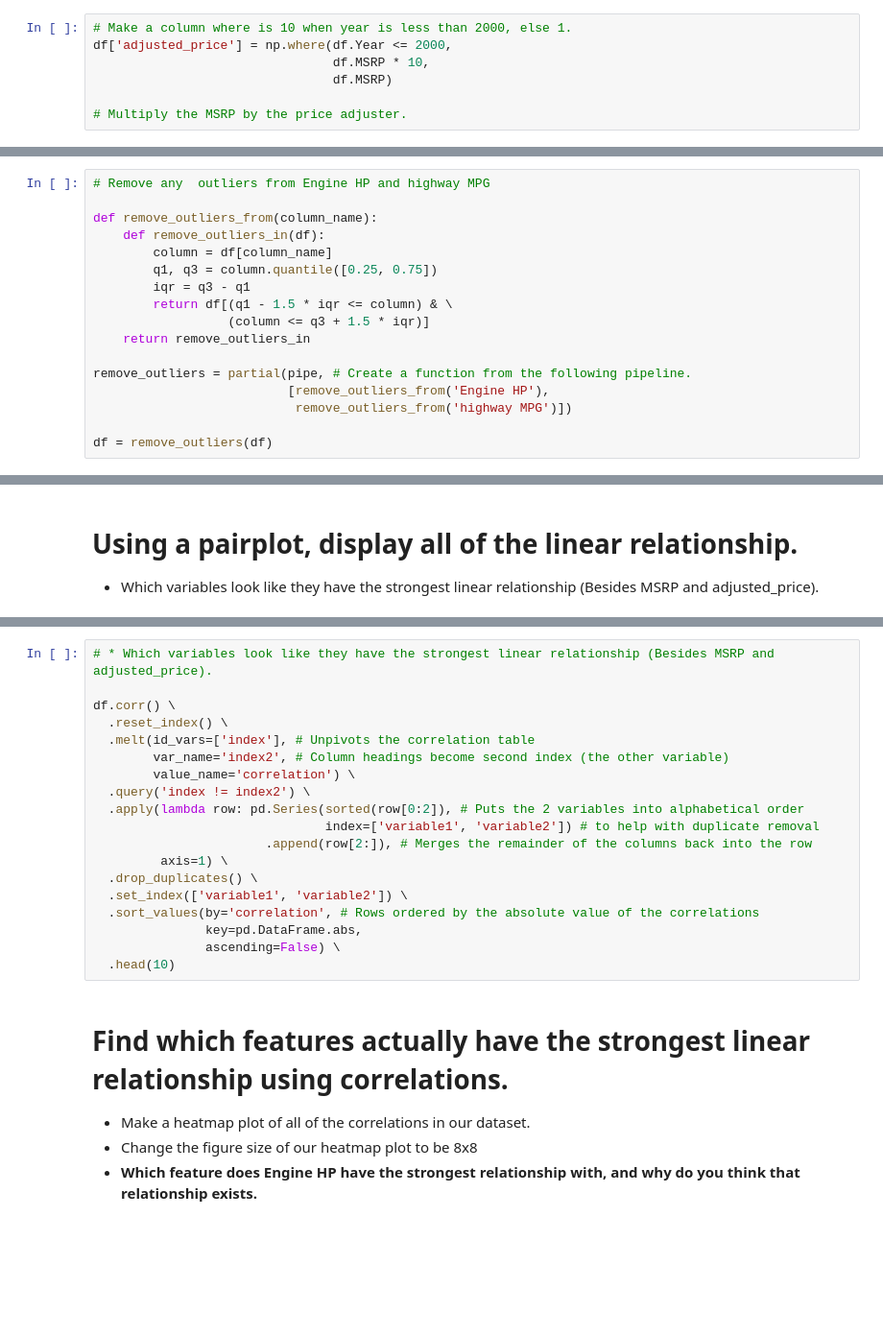
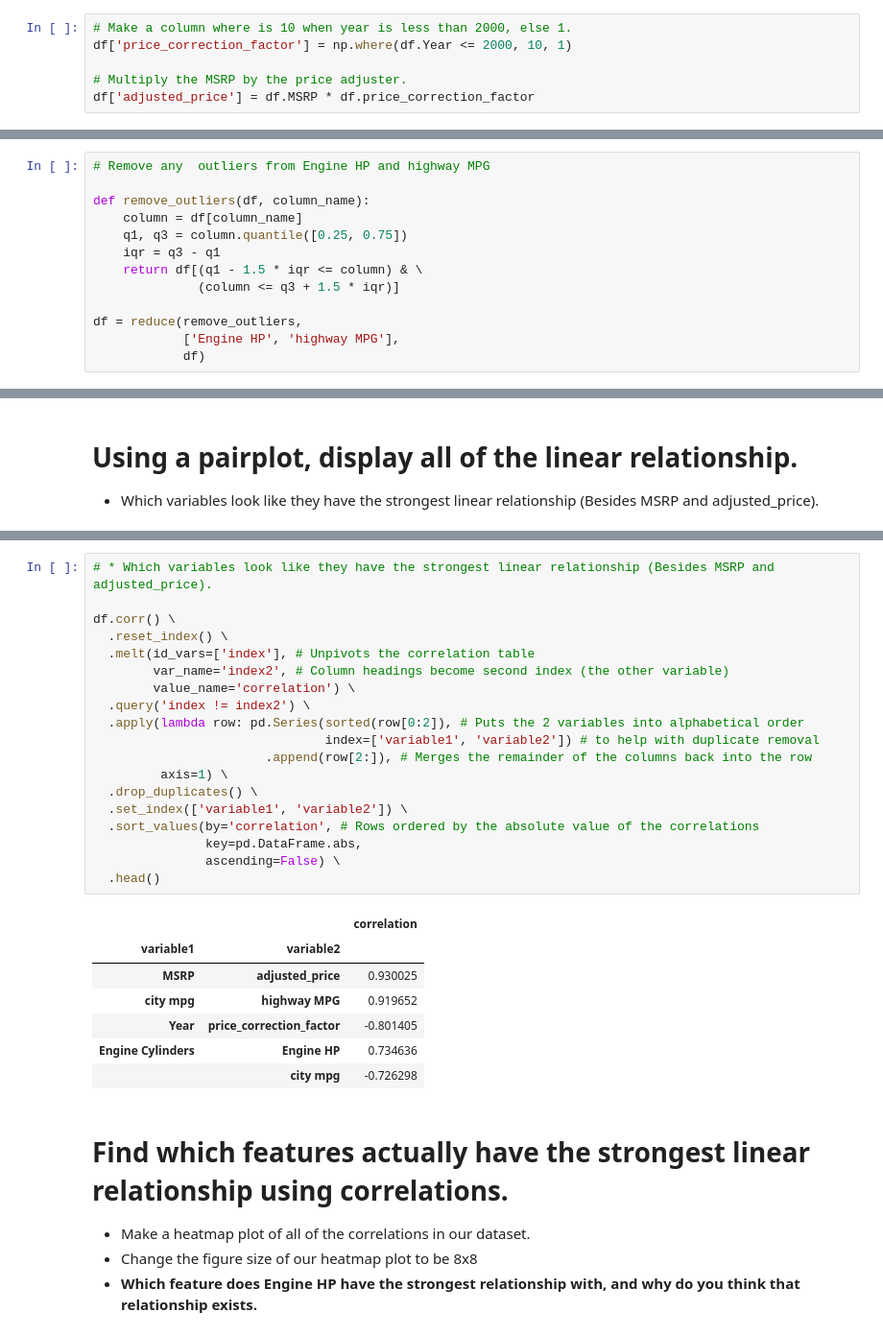
Before and after one commit to LiKenun/2021-fall-data-science, a Jupyter notebook: Week-02-EDA/Exercise-EDA.ipynb, the cells around one changed output, grey strips where cells are left out. Shown at 96% size. Drawn from its saved outputs; the diff is of its cells as text; blank space fills up the shorter version.

```diff
--- a/Week-02-EDA/Exercise-EDA.ipynb
+++ b/Week-02-EDA/Exercise-EDA.ipynb
@@ -107,11 +130,10 @@ Make a new column that is called `adjusted_price`, that contains all prices, how
    * Hint; you might need to use our old friend `np.where`
 # %%
 # Make a column where is 10 when year is less than 2000, else 1.
-df['adjusted_price'] = np.where(df.Year <= 2000,
-                                df.MSRP * 10,
-                                df.MSRP)
+df['price_correction_factor'] = np.where(df.Year <= 2000, 10, 1)
 
 # Multiply the MSRP by the price adjuster.
+df['adjusted_price'] = df.MSRP * df.price_correction_factor
 # %% [markdown]
 # Replot the new adjusted price.
 * Make the y-axis start at 0 and go up to 100,000
@@ -211,20 +267,16 @@ sns.boxplot(data=df,
 # %%
 # Remove any  outliers from Engine HP and highway MPG
 
-def remove_outliers_from(column_name):
-    def remove_outliers_in(df):
-        column = df[column_name]
-        q1, q3 = column.quantile([0.25, 0.75])
-        iqr = q3 - q1
-        return df[(q1 - 1.5 * iqr <= column) & \
-                  (column <= q3 + 1.5 * iqr)]
-    return remove_outliers_in
+def remove_outliers(df, column_name):
+    column = df[column_name]
+    q1, q3 = column.quantile([0.25, 0.75])
+    iqr = q3 - q1
+    return df[(q1 - 1.5 * iqr <= column) & \
+              (column <= q3 + 1.5 * iqr)]
 
-remove_outliers = partial(pipe, # Create a function from the following pipeline.
-                          [remove_outliers_from('Engine HP'),
-                           remove_outliers_from('highway MPG')])
-
-df = remove_outliers(df)
+df = reduce(remove_outliers,
+            ['Engine HP', 'highway MPG'],
+            df)
 # %% [markdown]
 # Remake the boxplots for both Engine HP and highway MPG
 # %%
@@ -260,22 +325,30 @@ sns.pairplot(df);
 # %%
 # * Which variables look like they have the strongest linear relationship (Besides MSRP and adjusted_price).
 
 df.corr() \
   .reset_index() \
   .melt(id_vars=['index'], # Unpivots the correlation table
         var_name='index2', # Column headings become second index (the other variable)
         value_name='correlation') \
   .query('index != index2') \
   .apply(lambda row: pd.Series(sorted(row[0:2]), # Puts the 2 variables into alphabetical order
                                index=['variable1', 'variable2']) # to help with duplicate removal
                        .append(row[2:]), # Merges the remainder of the columns back into the row
          axis=1) \
   .drop_duplicates() \
   .set_index(['variable1', 'variable2']) \
   .sort_values(by='correlation', # Rows ordered by the absolute value of the correlations
                key=pd.DataFrame.abs,
                ascending=False) \
-  .head(10)
+  .head()
+# %% [output]
+|  |  | correlation |
+| variable1 | variable2 |  |
+| MSRP | adjusted_price | 0.930025 |
+| city mpg | highway MPG | 0.919652 |
+| Year | price_correction_factor | -0.801405 |
+| Engine Cylinders | Engine HP | 0.734636 |
+|  | city mpg | -0.726298 |
 # %% [markdown]
 # Find which features actually have the strongest linear relationship using correlations.
 * Make a heatmap plot of all of the correlations in our dataset.
```
Also changed, not shown: parts of 26 cells of this notebook.
